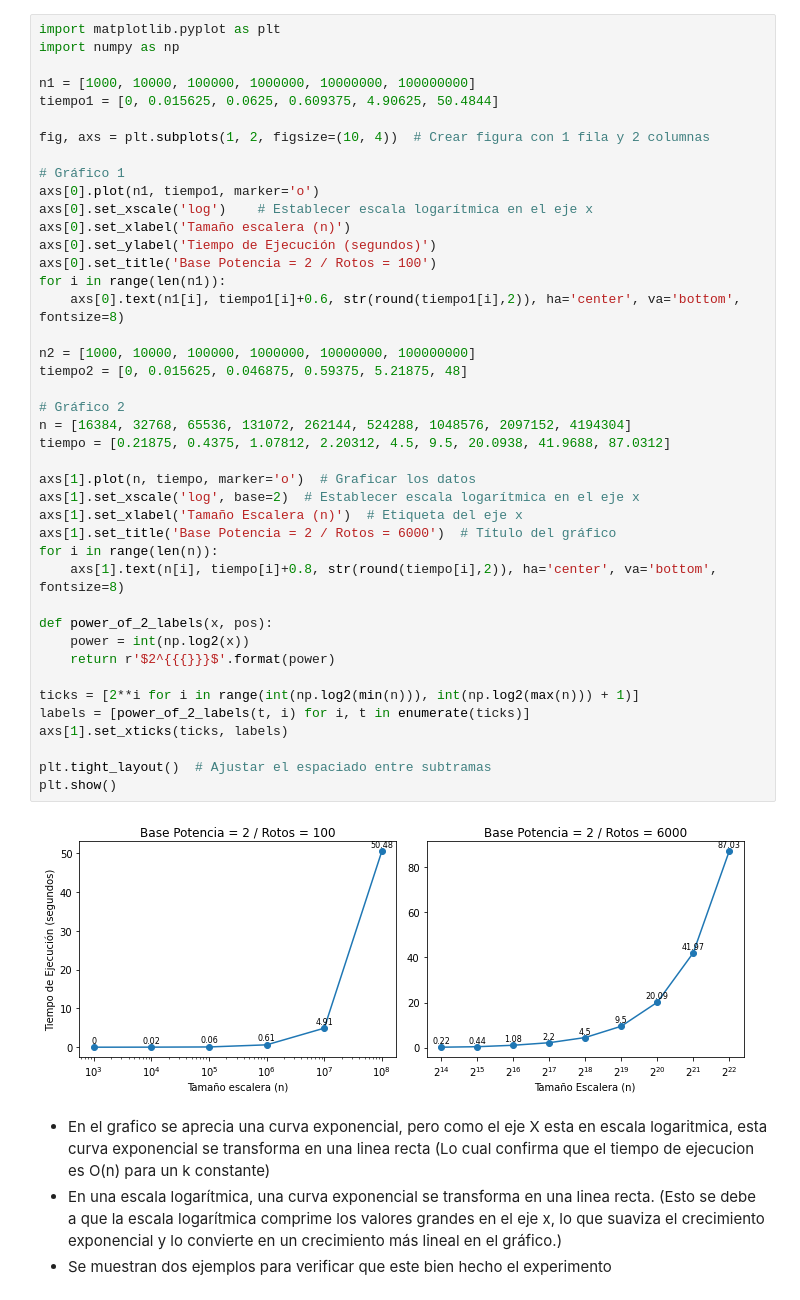
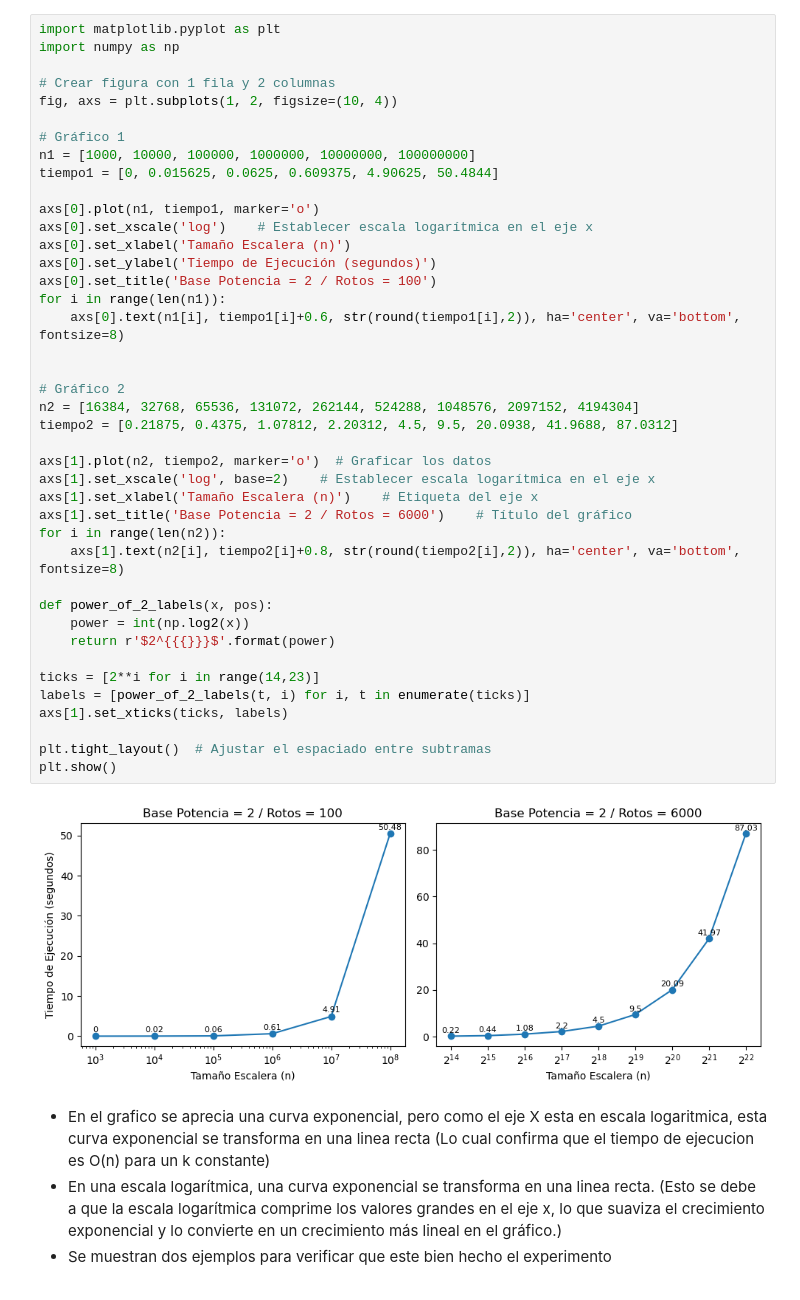
Before and after one commit to PipeCordova/Tarea_INFO145_2023_I, a Jupyter notebook: Subiendo la Escalera/Graficos/grafico_PD.ipynb, the cells around one changed output. Drawn from its saved outputs; the diff is of its cells as text.

```diff
--- a/Subiendo la Escalera/Graficos/grafico_PD.ipynb
+++ b/Subiendo la Escalera/Graficos/grafico_PD.ipynb
@@ -1,47 +1,46 @@
 # %%
 import matplotlib.pyplot as plt
 import numpy as np
 
+# Crear figura con 1 fila y 2 columnas
+fig, axs = plt.subplots(1, 2, figsize=(10, 4))
+
+# Gráfico 1
 n1 = [1000, 10000, 100000, 1000000, 10000000, 100000000]
 tiempo1 = [0, 0.015625, 0.0625, 0.609375, 4.90625, 50.4844]
 
-fig, axs = plt.subplots(1, 2, figsize=(10, 4))  # Crear figura con 1 fila y 2 columnas
-
-# Gráfico 1
 axs[0].plot(n1, tiempo1, marker='o')
 axs[0].set_xscale('log')    # Establecer escala logarítmica en el eje x
-axs[0].set_xlabel('Tamaño escalera (n)')
+axs[0].set_xlabel('Tamaño Escalera (n)')
 axs[0].set_ylabel('Tiempo de Ejecución (segundos)')
 axs[0].set_title('Base Potencia = 2 / Rotos = 100')
 for i in range(len(n1)):
     axs[0].text(n1[i], tiempo1[i]+0.6, str(round(tiempo1[i],2)), ha='center', va='bottom', fontsize=8)
 
-n2 = [1000, 10000, 100000, 1000000, 10000000, 100000000]
-tiempo2 = [0, 0.015625, 0.046875, 0.59375, 5.21875, 48]
 
 # Gráfico 2
-n = [16384, 32768, 65536, 131072, 262144, 524288, 1048576, 2097152, 4194304]
-tiempo = [0.21875, 0.4375, 1.07812, 2.20312, 4.5, 9.5, 20.0938, 41.9688, 87.0312]
+n2 = [16384, 32768, 65536, 131072, 262144, 524288, 1048576, 2097152, 4194304]
+tiempo2 = [0.21875, 0.4375, 1.07812, 2.20312, 4.5, 9.5, 20.0938, 41.9688, 87.0312]
 
-axs[1].plot(n, tiempo, marker='o')  # Graficar los datos
-axs[1].set_xscale('log', base=2)  # Establecer escala logarítmica en el eje x
-axs[1].set_xlabel('Tamaño Escalera (n)')  # Etiqueta del eje x
-axs[1].set_title('Base Potencia = 2 / Rotos = 6000')  # Título del gráfico
-for i in range(len(n)):
-    axs[1].text(n[i], tiempo[i]+0.8, str(round(tiempo[i],2)), ha='center', va='bottom', fontsize=8)
+axs[1].plot(n2, tiempo2, marker='o')  # Graficar los datos
+axs[1].set_xscale('log', base=2)    # Establecer escala logarítmica en el eje x
+axs[1].set_xlabel('Tamaño Escalera (n)')    # Etiqueta del eje x
+axs[1].set_title('Base Potencia = 2 / Rotos = 6000')    # Título del gráfico
+for i in range(len(n2)):
+    axs[1].text(n2[i], tiempo2[i]+0.8, str(round(tiempo2[i],2)), ha='center', va='bottom', fontsize=8)
 
 def power_of_2_labels(x, pos):
     power = int(np.log2(x))
     return r'$2^{{{}}}$'.format(power)
 
-ticks = [2**i for i in range(int(np.log2(min(n))), int(np.log2(max(n))) + 1)]
+ticks = [2**i for i in range(14,23)]
 labels = [power_of_2_labels(t, i) for i, t in enumerate(ticks)]
 axs[1].set_xticks(ticks, labels)
 
 plt.tight_layout()  # Ajustar el espaciado entre subtramas
 plt.show()
 # %% [output]
-[figure, old version]
+[figure, new version]
 # %% [markdown]
 - En el grafico se aprecia una curva exponencial, pero como el eje X esta en escala logaritmica, esta curva exponencial se transforma en una linea recta (Lo cual confirma que el tiempo de ejecucion es O(n) para un k constante)
 - En una escala logarítmica, una curva exponencial se transforma en una linea recta. (Esto se debe a que la escala logarítmica comprime los valores grandes en el eje x, lo que suaviza el crecimiento exponencial y lo convierte en un crecimiento más lineal en el gráfico.)
```
Also changed, not shown: parts of 1 cell of this notebook.
